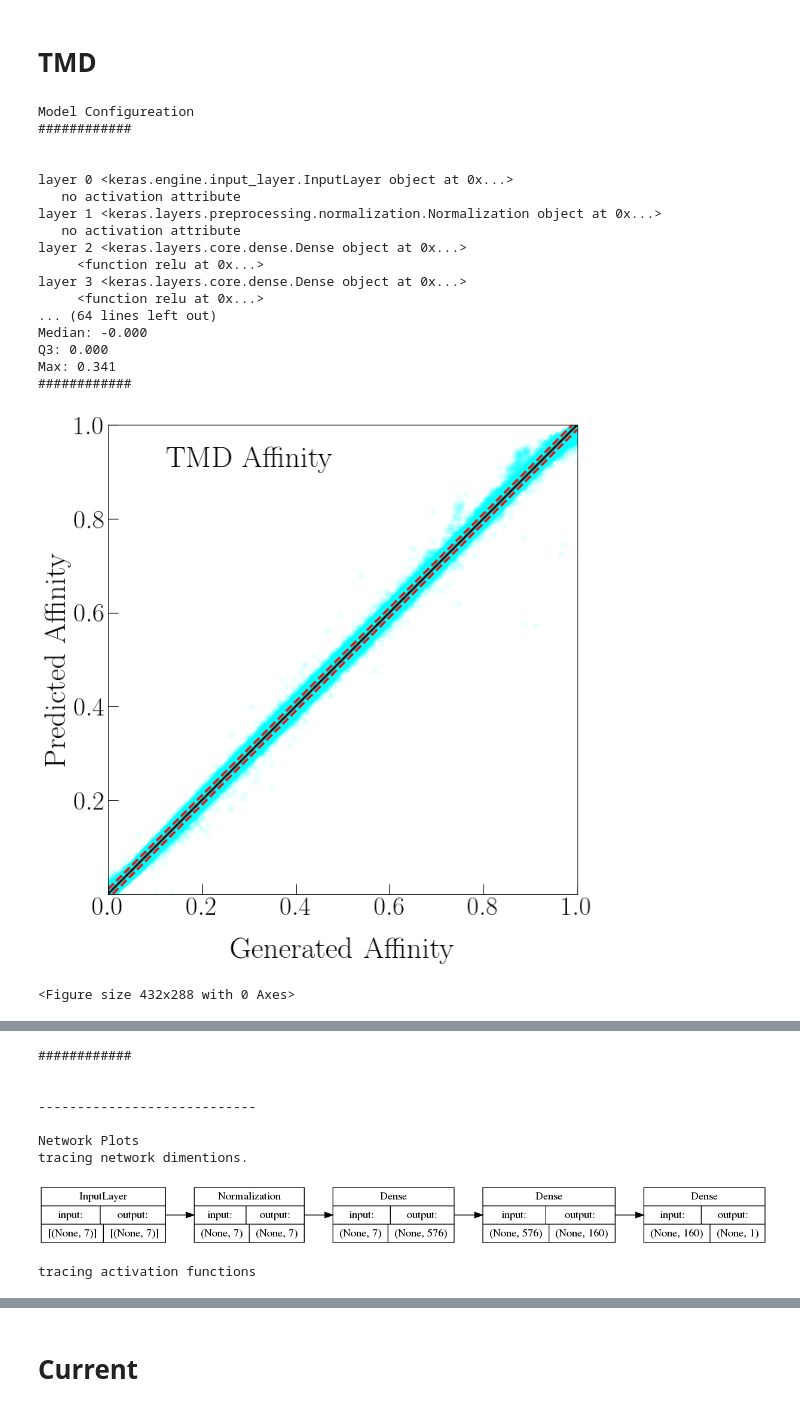
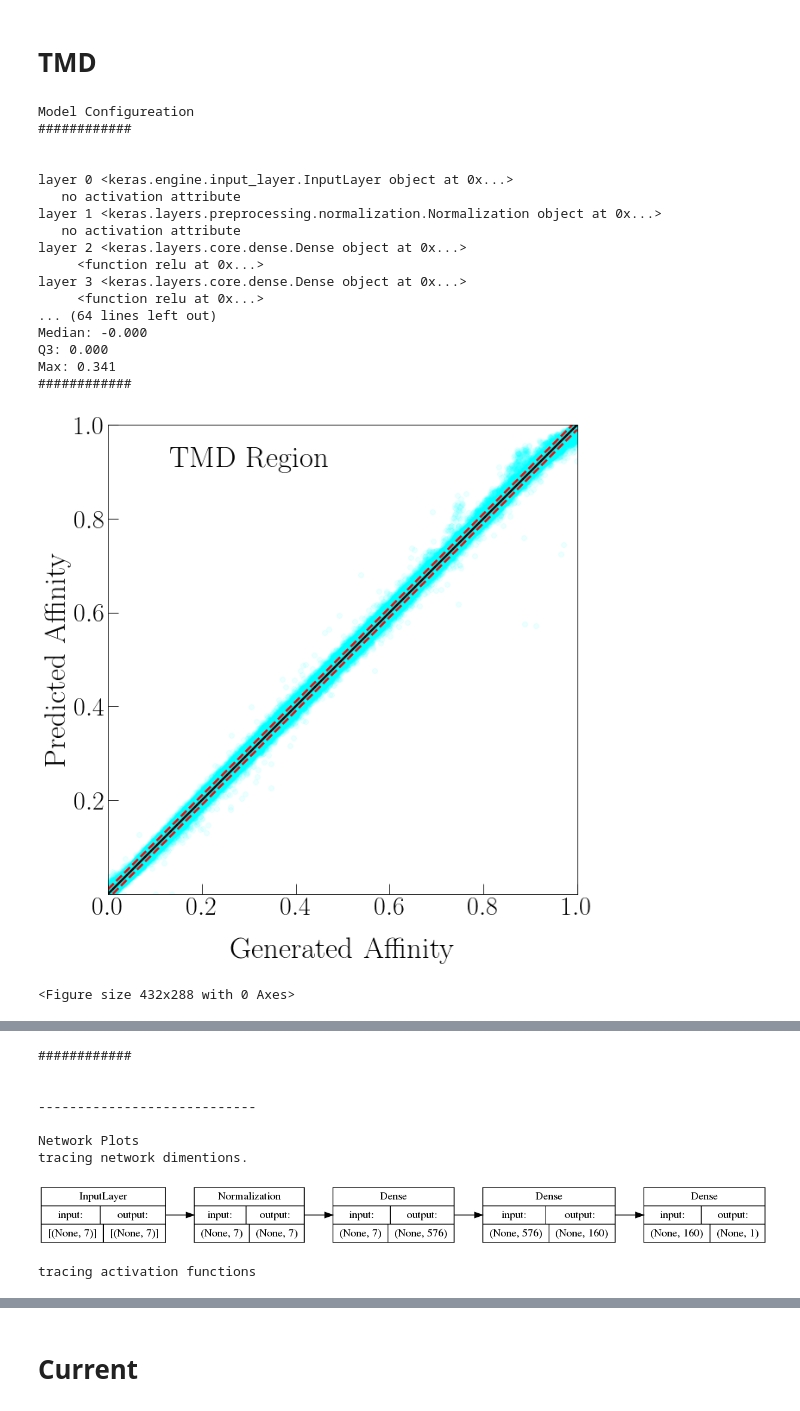
Before and after one commit to QCDHUB/SIDIS-Affinity, a Jupyter notebook: Finalrun_test_all_autothreshold.ipynb, the cells around one changed output, grey strips where cells are left out. Cells and saved outputs as stored; diff of their text form; code cells hidden in the pictures.

Commit message:
Resid plot update labels

```diff
--- a/Finalrun_test_all_autothreshold.ipynb
+++ b/Finalrun_test_all_autothreshold.ipynb
@@ -103,14 +104,13 @@ def plotPred(trueVal,predVal,title,threshold):
     plt.rcParams['font.family'] = 'serif'
     plt.rcParams['font.serif'] = ['Times New Roman'] + plt.rcParams['font.serif']
 
-
     ## create figure and axis
     fig = plt.figure(figsize=(10,10))
     a = plt.axes(aspect='equal')
     a.tick_params(axis='both', which='both', labelsize=30, direction='in', length=12)
     # a.set_facecolor('lightgray')
 
-    ## plot point
+    ## plot points
     plt.scatter(trueVal, predVal,c='aqua',alpha=0.07)
     plt.yticks([0.2,0.4,0.6,0.8,1.0])
 
@@ -124,9 +124,9 @@ def plotPred(trueVal,predVal,title,threshold):
     plt.ylim(lims)
 
     ## adding line of zero residuals
-    _ = plt.plot(lims, lims ,color = 'k',linestyle='-',linewidth=2.5)
+    plt.plot(lims, lims ,color = 'k',linestyle='-',linewidth=2.5)
 
-    ## add lines for residual threshold and center
+    ## add lines for residual threshold containing center 95%
     x1 = np.linspace(0,1-threshold,100)
     plt.plot(x1,x1+threshold, color = 'red',linestyle='--',linewidth=2.5)
     x2 = np.linspace(threshold,1,100)
@@ -187,7 +187,7 @@ def getThresh(residuals):
 
 
 def getThresh2(residuals):
-    print('Using percentiles to find |threshold| contains 95% of residuals')
+    print('Using percentiles to define center 95% of residuals')
     threshold = percentile(residuals, [2.5, 97.5])
     print('Percent residuals within %s' % threshold)
     accuracy = np.mean((residuals > threshold[0]) & (residuals < threshold[1]))
@@ -305,35 +305,35 @@ def scot_plot(mld_path, file_path, lable_name, title):
 
 # region_name = 'collinear'
 # region_name = 'target'
 # region_name = 'current'
 region_name = 'TMD'
 lable_name = 'tmdaff'
 file_name = region_name
 file_path = './' + file_name
 model_name = 'final_' + region_name
 mld_path = './models/' + model_name
-title = 'TMD Affinity'
+title = 'TMD Region'
 
 scot_plot(mld_path, file_path, lable_name, title)
 # %% [output]
 Model Configureation
 ############
 
 
 layer 0 <keras.engine.input_layer.InputLayer object at 0x...>
    no activation attribute
 layer 1 <keras.layers.preprocessing.normalization.Normalization object at 0x...>
    no activation attribute
 layer 2 <keras.layers.core.dense.Dense object at 0x...>
      <function relu at 0x...>
 layer 3 <keras.layers.core.dense.Dense object at 0x...>
      <function relu at 0x...>
 ... (64 lines left out)
 Median: -0.000
 Q3: 0.000
 Max: 0.341
 ############
-[figure, old version]
+[figure, new version]
 <Figure size 432x288 with 0 Axes>
 [figure]
 ############
```
Also changed, not shown: parts of 7 cells of this notebook.
